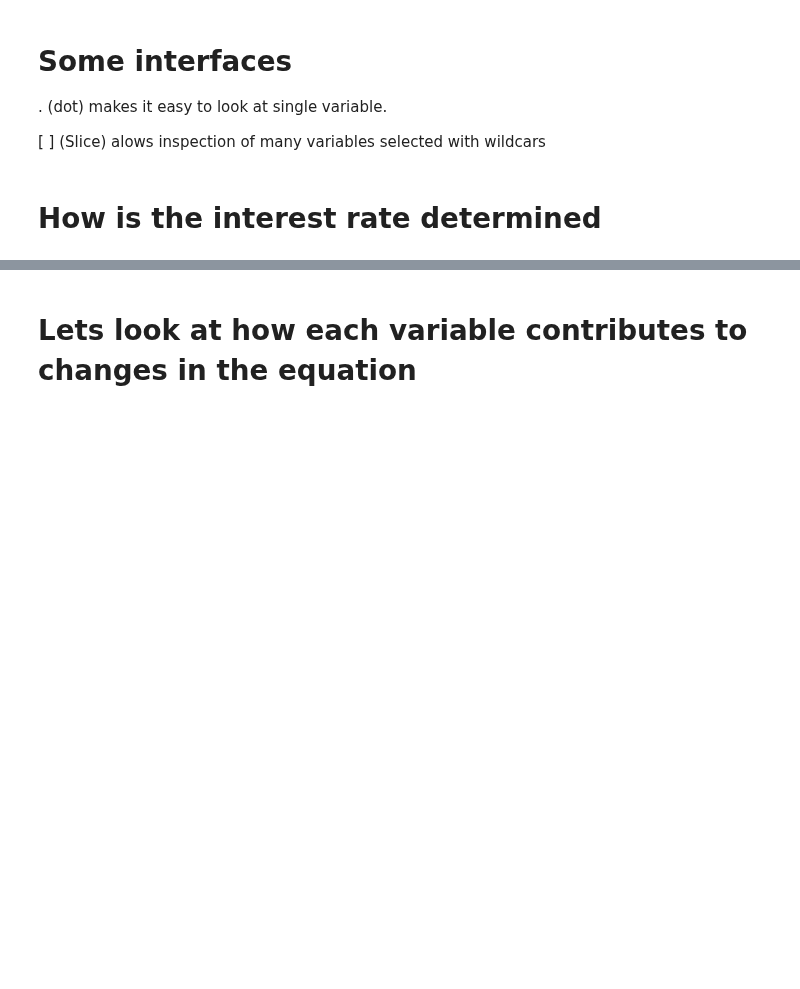
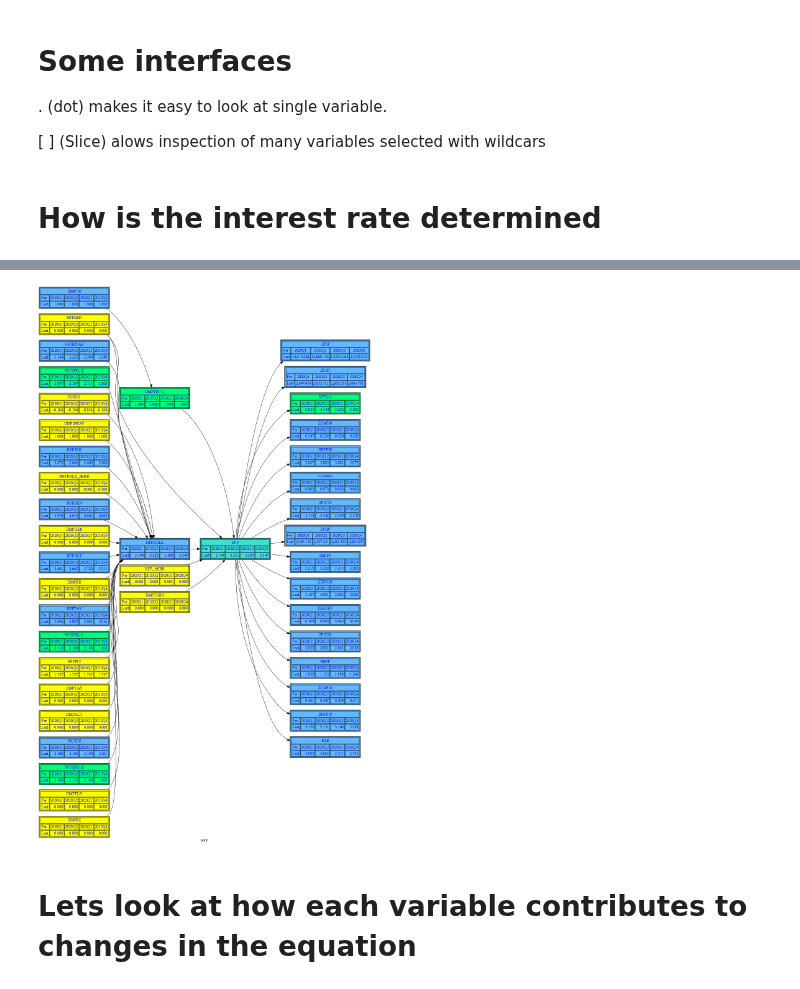
Before and after one commit to IbHansen/Modelflow2, a Jupyter notebook: Examples/Federal Reserve Board - US model/FRBUS - example - VAR.ipynb, the cells around one changed output, grey strips where cells are left out. Cells and saved outputs as stored; diff of their text form; code cells hidden in the pictures; blank space fills up the shorter version.

```diff
--- a/Examples/Federal Reserve Board - US model/FRBUS - example - VAR.ipynb
+++ b/Examples/Federal Reserve Board - US model/FRBUS - example - VAR.ipynb
@@ -74,5 +74,5 @@ _ = mfrbus['XGDPN RFF'].dif.rename(trans).plot(colrow=1,sharey=0)
 # How is the interest rate determined
 # %%
 with mfrbus.set_smpl('2020q1','2020q4'):
-    mfrbus.RFF.draw(up=2,down=1,HR=0,svg=1,last=1)
+    mfrbus.RFF.draw(up=2,down=1,HR=0,png=1,last=1)
 # %% [output]
@@ -80,3 +79,4 @@ with mfrbus.set_smpl('2020q1','2020q4'):
+[figure, added]
 # %% [markdown]
 # Lets look at how each variable contributes to changes in the equation
 # %%
```
Also changed, not shown: parts of 4 cells of this notebook, 3 other files.
